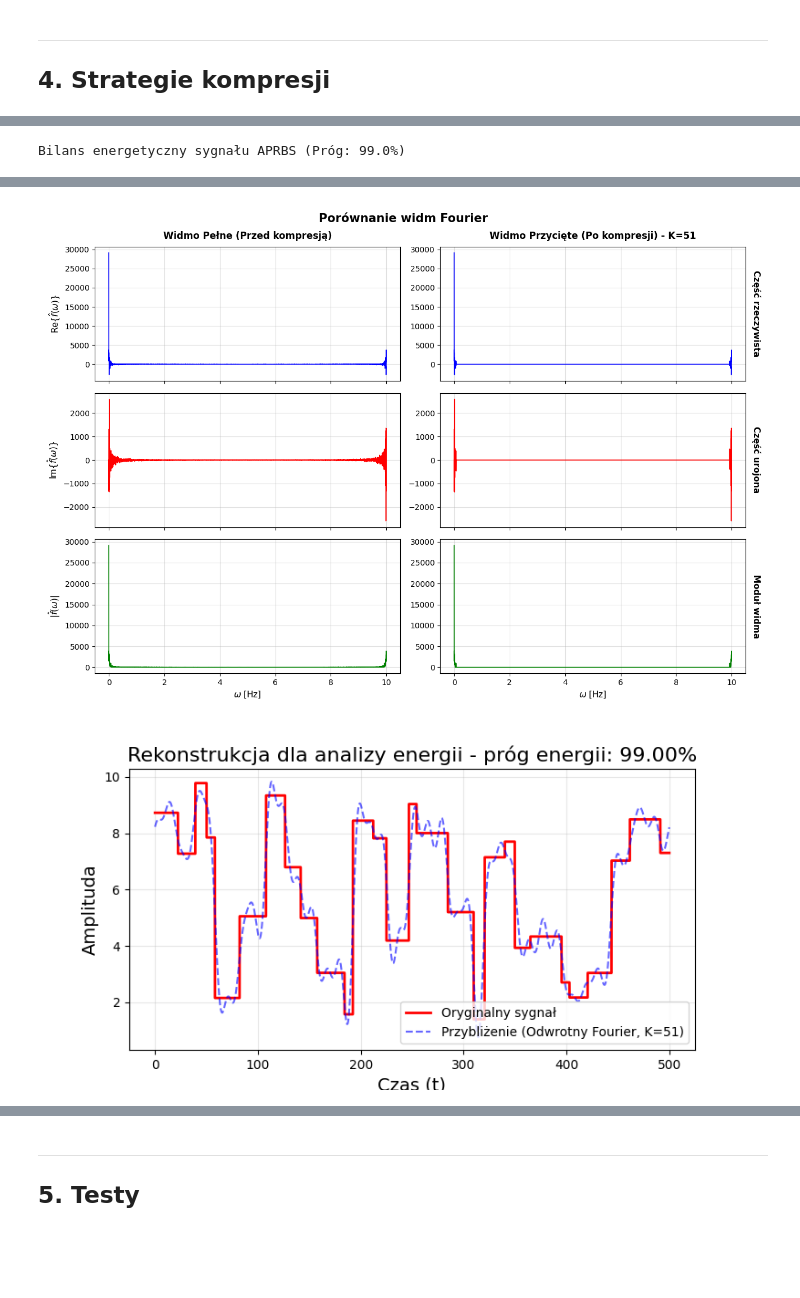
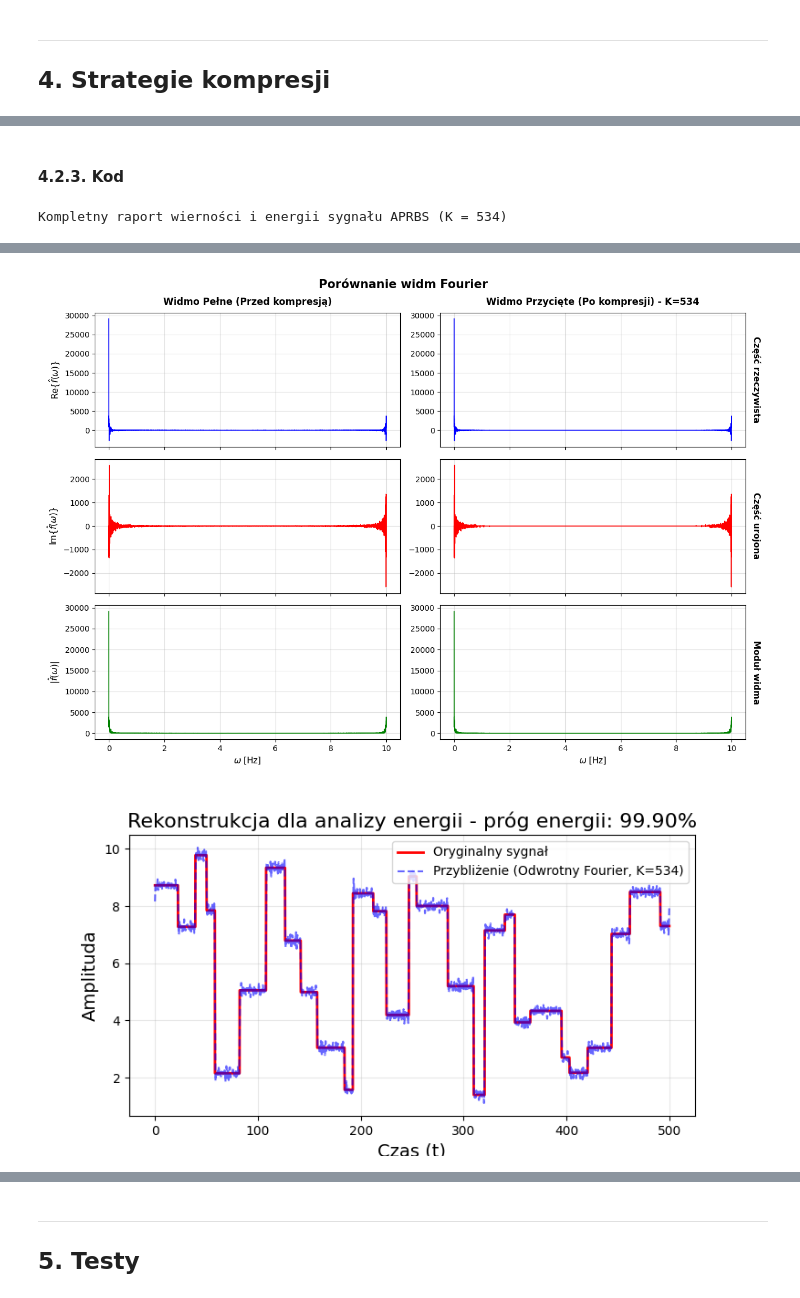
Before and after one commit to grzesiex22/Signals_1D_compression, a Jupyter notebook: main.ipynb, the cells around one changed output, grey strips where cells are left out. Drawn from its saved outputs; the diff is of its cells as text; code cells hidden in the pictures; blank space fills up the shorter version.

Commit message:
Zrobiono 4. Strategie kompresji

```diff
--- a/main.ipynb
+++ b/main.ipynb
@@ -161,3 +199,5 @@ Efektem działania algorytmu jest drastyczne zredukowanie liczby niezerowych ele
+# %% [markdown]
+#### 4.2.3. Kod
 # %%
 %matplotlib widget
 from DatasetCreator import DatasetCreator
@@ -166,25 +206,22 @@ from EnergyAnalyzer import EnergyAnalyzer
 from Plotter import Plotter
 from tabulate import tabulate
 from TableRenderer import ReportTableRenderer
+from SignalMetrics import SignalMetrics
 
-
-# Inicjalizacja generatora i pobranie sygnału Multisine
+# Inicjalizacja generatora i utworzenie zbioru danych
 creator = DatasetCreator(t_span=[0, 500], dt=0.1, amp_range=(1, 10), noise_level=0.1, seed=42)
-dataset = creator.create_dataset(n_aprbs=10, n_multisine=10, n_noise=10)
+dataset = creator.create_dataset(n_aprbs=1, n_multisine=1, n_noise=1)
 
 # Wybór sygnału do analizy (można wybrać: 'aprbs', 'multisine', 'noise')
 signal_type = 'aprbs'
 signal = dataset[f'{signal_type}'][0]
-
-# Obliczenie energii w czasie do porównania z energią w dziedzinie częstotliwości
-e_time = EnergyAnalyzer.calculate_total_energy(signal.y)
 
 # ----------------------------------------------------------------------------------
 # 1. Wyznaczenie widma autorską metodą
 omega_vec, f_omega_vec = DiscreteFourier.transform(signal.t, signal.y)
 
 # 2. Analiza rozkładu energii (próg 99.9%)
-energy_threshold = 0.99
+energy_threshold = 0.999
 results_dsc = EnergyAnalyzer.analyze_energy_distribution(f_omega_vec, N=len(signal.y), threshold=energy_threshold)
 
 # 3. Kompresja - zerowanie nieistotnych składowych i rekonstrukcja sygnału
@@ -192,31 +229,34 @@ f_trimmed = DiscreteFourier.trim_spectrum(f_omega_vec=f_omega_vec, k=results_dsc
 y_reconstructed = DiscreteFourier.inverse_transform(f_trimmed)
 # ----------------------------------------------------------------------------------
 
-# Obliczenie energii zrekonstruowanego sygnału do porównania z energią oryginalnego sygnału
-e_time_reconstructed = EnergyAnalyzer.calculate_total_energy(y_reconstructed)
+# Automatyczne wyliczenie pełnego zestawu metryk wierności i energii
+metrics_results = SignalMetrics.evaluate_reconstruction(signal.y, y_reconstructed)
 
-# Tabela porównująca energię w dziedzinie czasu, energię w dziedzinie częstotliwości oraz energię zrekonstruowanego sygnału po kompresji
-headers = ["Rodzaj pomiaru energii", "Wartość"]
+# Tabela raportująca – budowa identyczna jak w analizie Fidelity
+headers = ["Parametr / Wskaźnik jakości", "Wartość"]
+
+# Sekcja 1: Założenia eksperymentu i wynik selekcji progu energetycznego
 rows = [
-    ["1. Oryginalny sygnał (Dziedzina czasu)", f"{e_time:.2f}"],
-    ["2. Oryginalny sygnał (Dziedzina częstotliwości)", f"{results_dsc['total_energy_freq']:.2f}"],
-    [f"3. Zrekonstruowany sygnał (Po kompresji K={results_dsc['k_threshold']})", f"{e_time_reconstructed:.2f}"],
-    ["Faktyczna strata energii po kompresji", f"{(1.0 - (e_time_reconstructed / e_time)) * 100:.2f}%"]
+    ["[Konfiguracja] Tryb analizy błędu", "Dystrybucja Energii (Widmo)"],
+    ["[Konfiguracja] Zadany próg energii", f"{energy_threshold * 100:.2f}%"],
+    ["[Wynik selekcji] Wymagana liczba składowych (K)", f"{results_dsc['k_threshold']}"],
+    ["Energia oryginału (w dziedzinie częstotliwości)", f"{results_dsc['total_energy_freq']:.4f}"],
 ]
+
+# Sekcja 2: Automatyczne dołączenie wszystkich metryk ze słownika
+for key, val in metrics_results.items():
+    formatted_val = f"{val:.4f}%" if "strata" in key.lower() else (f"{val:.4f}" if isinstance(val, float) else str(val))
+    rows.append([key, formatted_val])
+
+# Wyświetlenie zintegrowanej tabeli
 ReportTableRenderer.render(
-    title=f"Bilans energetyczny sygnału {signal_type.upper()} (Próg: {energy_threshold*100}%)",
+    title=f"Kompletny raport wierności i energii sygnału {signal_type.upper()} (K = {results_dsc['k_threshold']})",
     headers=headers,
     rows=rows
 )
 
 # Wizualizacja porównania widm i rekonstrukcji
 Plotter.plot_fourier_comparison_widma(omega_vec, f_omega_vec, f_trimmed, K=results_dsc['k_threshold'], title="Porównanie widm Fourier")
-Plotter.plot_fourier_comparison(
-    signal.t,
-    signal.y,
-    y_reconstructed,
-    K=results_dsc['k_threshold'],
-    title=f"Rekonstrukcja dla analizy energii - próg energii: {energy_threshold*100:.2f}%"
-)
+Plotter.plot_fourier_comparison(signal.t, signal.y, y_reconstructed, K=results_dsc['k_threshold'], title=f"Rekonstrukcja dla analizy energii - próg energii: {energy_threshold*100:.2f}%")
 # %% [output]
-Bilans energetyczny sygnału APRBS (Próg: 99.0%)
+Kompletny raport wierności i energii sygnału APRBS (K = 534)
@@ -228,3 +275,3 @@ Bilans energetyczny sygnału APRBS (Próg: 99.0%)
-[figure, old version]
+[figure, new version]
-[figure, old version]
+[figure, new version]
 # %% [markdown]
```
Also changed, not shown: parts of 11 cells of this notebook, 4 other files.
